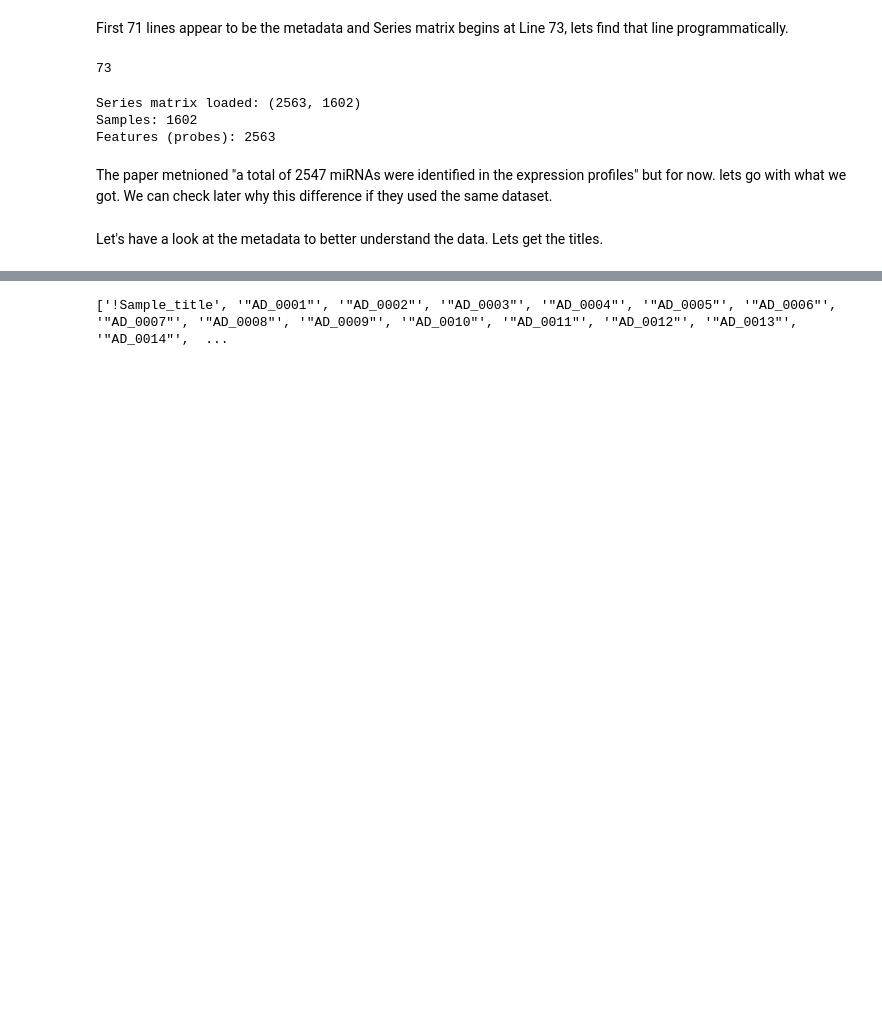
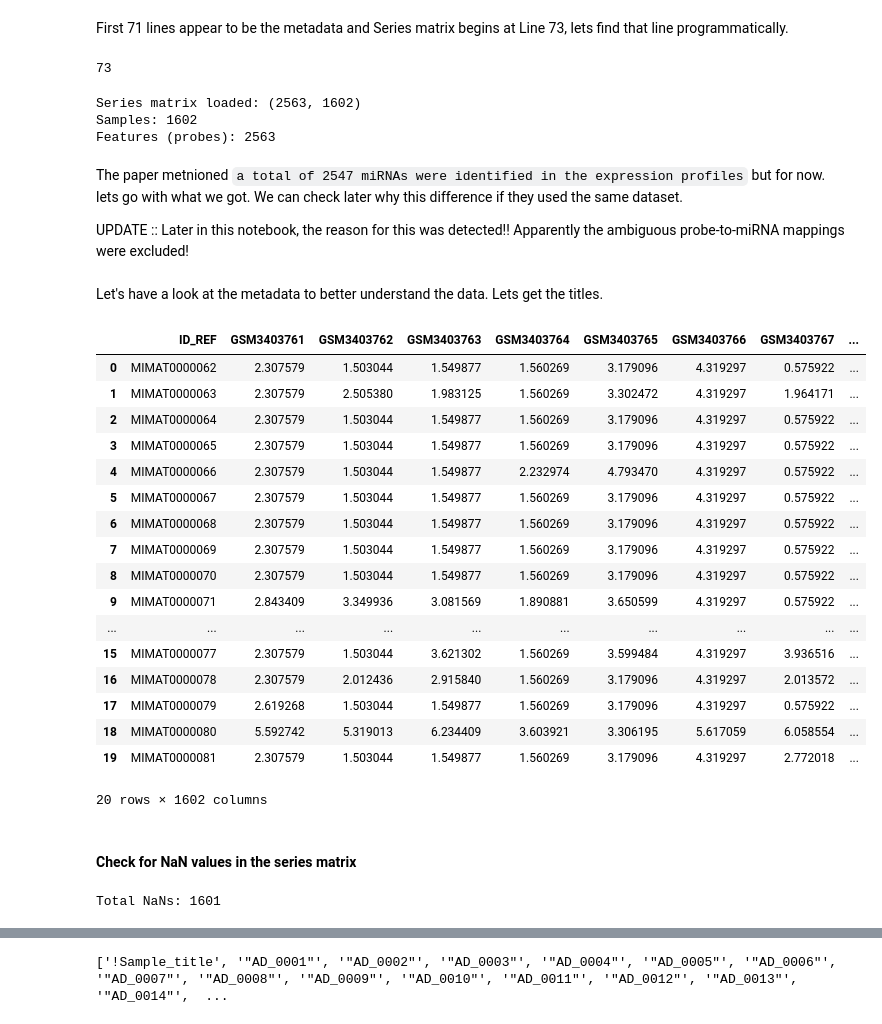
Before and after one commit to darshanz/MicroRNA-Signatures-for-Neurodegenerative-Diseases, a Jupyter notebook: 01_DataExploration/01B_Data_Exploration.ipynb, the cells around one changed output, grey strips where cells are left out. Saved outputs shown, nothing was run; the diff lists cells and outputs as text; code cells hidden in the pictures; blank space fills up the shorter version.

```diff
--- a/01_DataExploration/01B_Data_Exploration.ipynb
+++ b/01_DataExploration/01B_Data_Exploration.ipynb
@@ -56,6 +54,35 @@ Series matrix loaded: (2563, 1602)
 Samples: 1602
 Features (probes): 2563
 # %% [markdown]
-The paper metnioned "a total of 2547 miRNAs were identified in the expression profiles" but for now. lets go with what we got. We can check later why this difference if they used the same dataset.
+The paper metnioned `a total of 2547 miRNAs were identified in the expression profiles` but for now. lets go with what we got. We can check later why this difference if they used the same dataset.
+
+UPDATE :: Later in this notebook, the reason for this was detected!! Apparently the ambiguous probe-to-miRNA mappings were excluded!
 # %% [markdown]
 Let's have a look at the metadata to better understand the data. Lets get the titles.
+# %%
+expression_df.head(20)
+# %% [output]
+|  | ID_REF | GSM3403761 | GSM3403762 | GSM3403763 | GSM3403764 | GSM3403765 | GSM3403766 | GSM3403767 | ... |
+| 0 | MIMAT0000062 | 2.307579 | 1.503044 | 1.549877 | 1.560269 | 3.179096 | 4.319297 | 0.575922 | ... |
+| 1 | MIMAT0000063 | 2.307579 | 2.505380 | 1.983125 | 1.560269 | 3.302472 | 4.319297 | 1.964171 | ... |
+| 2 | MIMAT0000064 | 2.307579 | 1.503044 | 1.549877 | 1.560269 | 3.179096 | 4.319297 | 0.575922 | ... |
+| 3 | MIMAT0000065 | 2.307579 | 1.503044 | 1.549877 | 1.560269 | 3.179096 | 4.319297 | 0.575922 | ... |
+| 4 | MIMAT0000066 | 2.307579 | 1.503044 | 1.549877 | 2.232974 | 4.793470 | 4.319297 | 0.575922 | ... |
+| 5 | MIMAT0000067 | 2.307579 | 1.503044 | 1.549877 | 1.560269 | 3.179096 | 4.319297 | 0.575922 | ... |
+| 6 | MIMAT0000068 | 2.307579 | 1.503044 | 1.549877 | 1.560269 | 3.179096 | 4.319297 | 0.575922 | ... |
+| 7 | MIMAT0000069 | 2.307579 | 1.503044 | 1.549877 | 1.560269 | 3.179096 | 4.319297 | 0.575922 | ... |
+| 8 | MIMAT0000070 | 2.307579 | 1.503044 | 1.549877 | 1.560269 | 3.179096 | 4.319297 | 0.575922 | ... |
+| 9 | MIMAT0000071 | 2.843409 | 3.349936 | 3.081569 | 1.890881 | 3.650599 | 4.319297 | 0.575922 | ... |
+| ... | ... | ... | ... | ... | ... | ... | ... | ... | ... |
+| 15 | MIMAT0000077 | 2.307579 | 1.503044 | 3.621302 | 1.560269 | 3.599484 | 4.319297 | 3.936516 | ... |
+| 16 | MIMAT0000078 | 2.307579 | 2.012436 | 2.915840 | 1.560269 | 3.179096 | 4.319297 | 2.013572 | ... |
+| 17 | MIMAT0000079 | 2.619268 | 1.503044 | 1.549877 | 1.560269 | 3.179096 | 4.319297 | 0.575922 | ... |
+| 18 | MIMAT0000080 | 5.592742 | 5.319013 | 6.234409 | 3.603921 | 3.306195 | 5.617059 | 6.058554 | ... |
+| 19 | MIMAT0000081 | 2.307579 | 1.503044 | 1.549877 | 1.560269 | 3.179096 | 4.319297 | 2.772018 | ... |
+20 rows × 1602 columns
+# %% [markdown]
+#### Check for NaN values in the series matrix
+# %%
+print(f"Total NaNs: {expression_df.isna().sum().sum()}")
+# %% [output]
+Total NaNs: 1601
```
Also changed, not shown: parts of 15 cells of this notebook, 7 other files.
